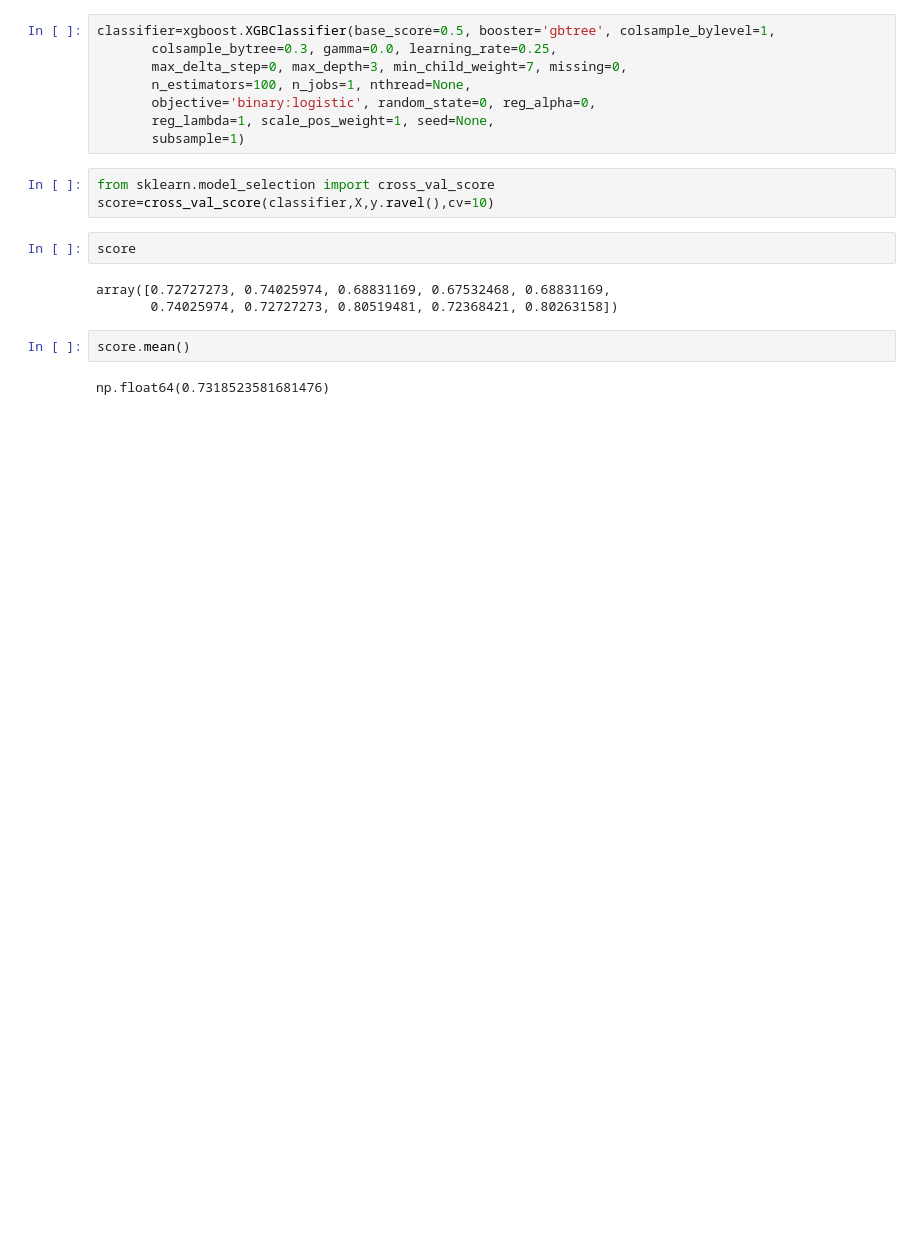
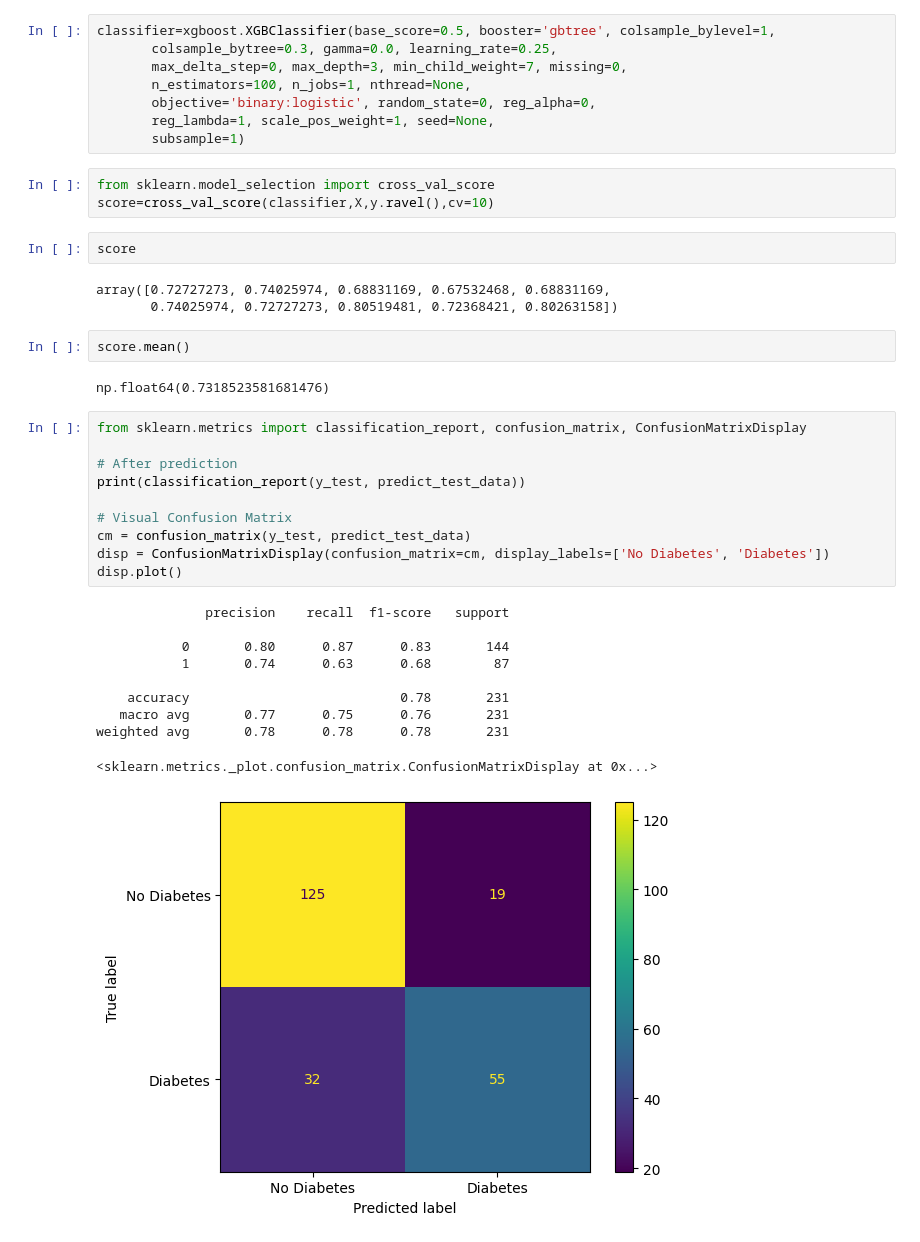
Before and after one commit to GamikaJayawardana/Diabetics-Prediction-ML, a Jupyter notebook: Diabetes_Prediction_modified.ipynb, the cells around one changed output. Cells and saved outputs as stored; diff of their text form; blank space fills up the shorter version.

```diff
--- a/Diabetes_Prediction_modified.ipynb
+++ b/Diabetes_Prediction_modified.ipynb
@@ -218,3 +225,24 @@ array([0.72727273, 0.74025974, 0.68831169, 0.67532468, 0.68831169,
 score.mean()
 # %% [output]
 np.float64(0.7318523581681476)
+# %%
+from sklearn.metrics import classification_report, confusion_matrix, ConfusionMatrixDisplay
+
+# After prediction
+print(classification_report(y_test, predict_test_data))
+
+# Visual Confusion Matrix
+cm = confusion_matrix(y_test, predict_test_data)
+disp = ConfusionMatrixDisplay(confusion_matrix=cm, display_labels=['No Diabetes', 'Diabetes'])
+disp.plot()
+# %% [output]
+              precision    recall  f1-score   support
+
+           0       0.80      0.87      0.83       144
+           1       0.74      0.63      0.68        87
+
+    accuracy                           0.78       231
+   macro avg       0.77      0.75      0.76       231
+weighted avg       0.78      0.78      0.78       231
+<sklearn.metrics._plot.confusion_matrix.ConfusionMatrixDisplay at 0x...>
+[figure, added]
```
Also changed, not shown: parts of 5 cells of this notebook, 1 other file.
